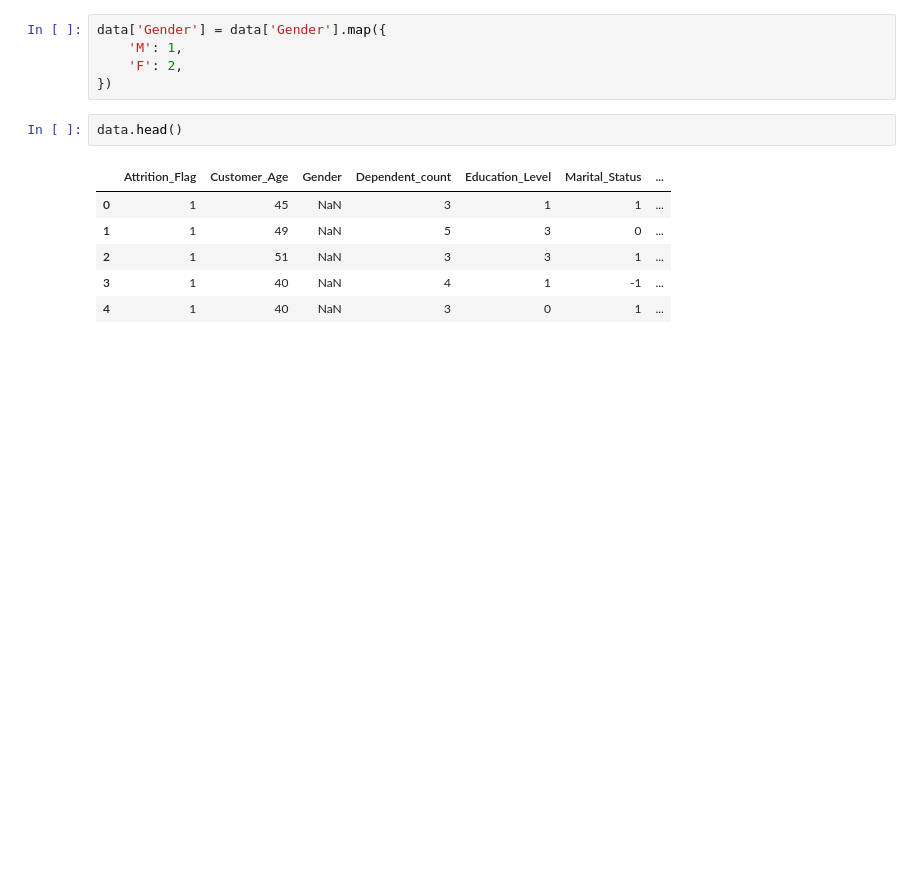
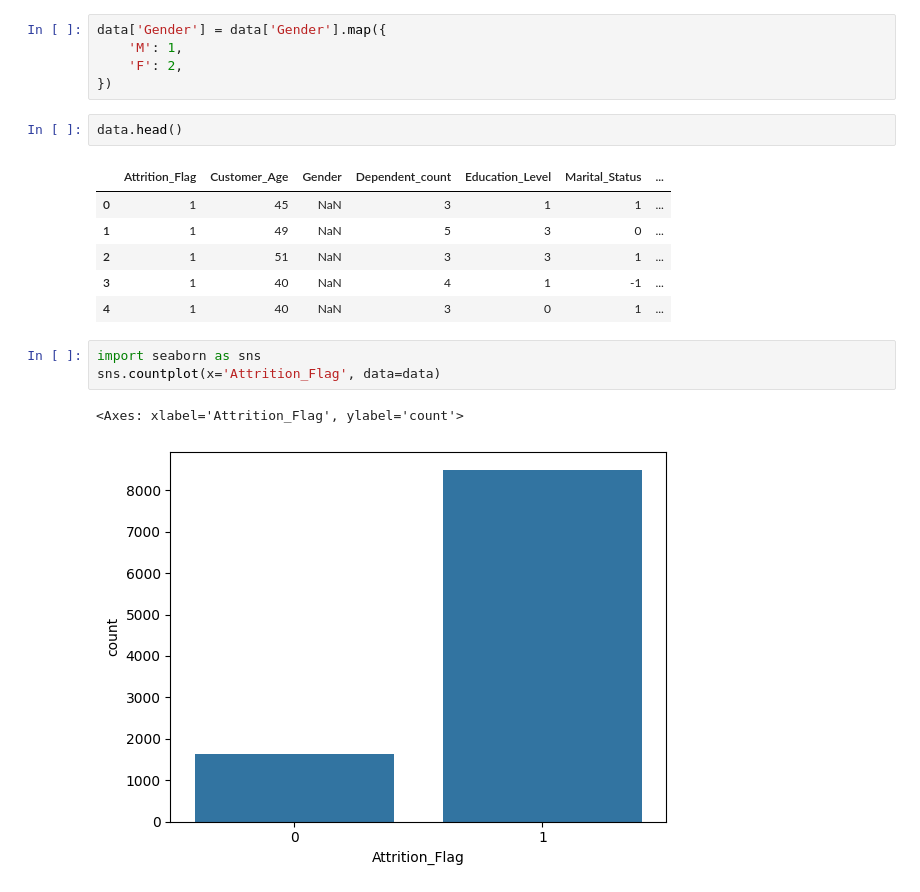
Before and after one commit to vineeethh/credit-card-churn, a Jupyter notebook: Notebook/_002_Exploratory_Data_Analysis_.ipynb, the cells around one changed output. Cells and saved outputs as stored; diff of their text form; blank space fills up the shorter version.

```diff
--- a/Notebook/_002_Exploratory_Data_Analysis_.ipynb
+++ b/Notebook/_002_Exploratory_Data_Analysis_.ipynb
@@ -103,3 +103,9 @@ data.head()
 | 2 | 1 | 51 | NaN | 3 | 3 | 1 | ... |
 | 3 | 1 | 40 | NaN | 4 | 1 | -1 | ... |
 | 4 | 1 | 40 | NaN | 3 | 0 | 1 | ... |
+# %%
+import seaborn as sns
+sns.countplot(x='Attrition_Flag', data=data)
+# %% [output]
+<Axes: xlabel='Attrition_Flag', ylabel='count'>
+[figure, added]
```
Also changed, not shown: parts of 2 cells of this notebook.
